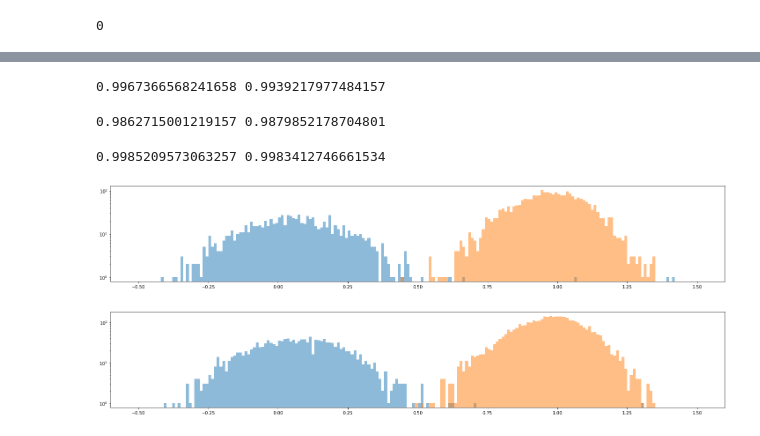
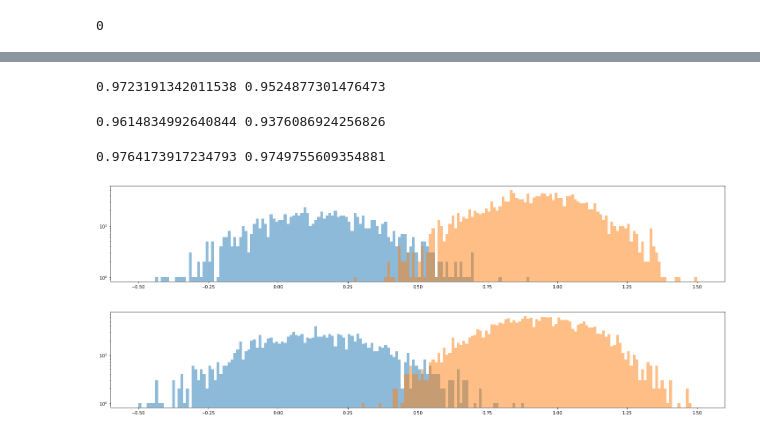
Before and after one commit to KirillRuSS/IDAO-2021-Kirill, a Jupyter notebook: train.ipynb, the cells around one changed output, grey strips where cells are left out. Drawn from its saved outputs; the diff is of its cells as text; code cells hidden in the pictures.

```diff
--- a/train.ipynb
+++ b/train.ipynb
@@ -122,9 +271,10 @@ df.head()
 # %%
 x = np.concatenate([df['spector'].to_numpy().tolist(), df[['bright_sum', 'circular_ratio']].to_numpy().tolist()], axis=1)
+x = np.concatenate([df['spector'].to_numpy().tolist()], axis=1)
 y = df.t.to_numpy().reshape(-1, 1)
 x_train, x_test, y_train, y_test = train_test_split(x, y, test_size=0.4, random_state=42)
 # %%
-model = CatBoostClassifier(iterations=100,
+particle_types_model = CatBoostClassifier(iterations=100,
                           learning_rate=3e-2,
                           l2_leaf_reg=3.0,  # any pos value
                           depth=5,  # int up to 16
@@ -134,12 +284,12 @@ model = CatBoostClassifier(iterations=100,
                           task_type="GPU",
                           devices='0:1')
 
-model.fit(x_train, y_train, eval_set=(x_test, y_test), verbose=0)
-print(roc_auc_score(model.predict(x_train), y_train), roc_auc_score(model.predict(x_test), y_test))
+particle_types_model.fit(x_train, y_train, eval_set=(x_test, y_test), verbose=0)
+print(roc_auc_score(particle_types_model.predict(x_train), y_train), roc_auc_score(particle_types_model.predict(x_test), y_test))
 # %% [output]
-0.9967366568241658 0.9939217977484157
+0.9723191342011538 0.9524877301476473
 # %%
-model = CatBoostRegressor(iterations=100,
+particle_types_model = CatBoostRegressor(iterations=100,
                           learning_rate=3e-2,
                           l2_leaf_reg=3.0,  # any pos value
                           depth=5,  # int up to 16
@@ -149,27 +299,27 @@ model = CatBoostRegressor(iterations=100,
                           task_type="GPU",
                           devices='0:1')
 
-model.fit(x_train, y_train, eval_set=(x_test, y_test), verbose=0)
-print(roc_auc_score(model.predict(x_train)>0.5, y_train), roc_auc_score(model.predict(x_test)>0.5, y_test))
+particle_types_model.fit(x_train, y_train, eval_set=(x_test, y_test), verbose=0)
+print(roc_auc_score(particle_types_model.predict(x_train)>0.5, y_train), roc_auc_score(particle_types_model.predict(x_test)>0.5, y_test))
 # %% [output]
-0.9862715001219157 0.9879852178704801
+0.9614834992640844 0.9376086924256826
 # %%
-reg = LinearRegression().fit(x_train, y_train)
-reg.score(x_train, y_train)
+particle_types_model = LinearRegression().fit(x_train, y_train)
+particle_types_model.score(x_train, y_train)
 
 
-print(roc_auc_score(reg.predict(x_train)>0.5, y_train), roc_auc_score(reg.predict(x_test)>0.5, y_test))
+print(roc_auc_score(particle_types_model.predict(x_train)>0.5, y_train), roc_auc_score(particle_types_model.predict(x_test)>0.5, y_test))
 # %% [output]
-0.9985209573063257 0.9983412746661534
+0.9764173917234793 0.9749755609354881
 # %%
 plt.rcParams["figure.figsize"] = (25, 4)
-plt.hist(reg.predict(x_test[y_test.reshape(-1)==0]), bins=200, alpha=0.5, range=(-0.5, 1.5), log=True)
-plt.hist(reg.predict(x_test[y_test.reshape(-1)==1]), bins=200, alpha=0.5, range=(-0.5, 1.5), log=True)
+plt.hist(particle_types_model.predict(x_test[y_test.reshape(-1)==0]), bins=200, alpha=0.5, range=(-0.5, 1.5), log=True)
+plt.hist(particle_types_model.predict(x_test[y_test.reshape(-1)==1]), bins=200, alpha=0.5, range=(-0.5, 1.5), log=True)
 plt.show()
 
-plt.hist(reg.predict(x_train[y_train.reshape(-1)==0]), bins=200, alpha=0.5, range=(-0.5, 1.5), log=True)
-plt.hist(reg.predict(x_train[y_train.reshape(-1)==1]), bins=200, alpha=0.5, range=(-0.5, 1.5), log=True)
+plt.hist(particle_types_model.predict(x_train[y_train.reshape(-1)==0]), bins=200, alpha=0.5, range=(-0.5, 1.5), log=True)
+plt.hist(particle_types_model.predict(x_train[y_train.reshape(-1)==1]), bins=200, alpha=0.5, range=(-0.5, 1.5), log=True)
 plt.show()
 # %% [output]
-[figure, old version]
+[figure, new version]
-[figure, old version]
+[figure, new version]
```
Also changed, not shown: parts of 53 cells of this notebook, 2 other files.
